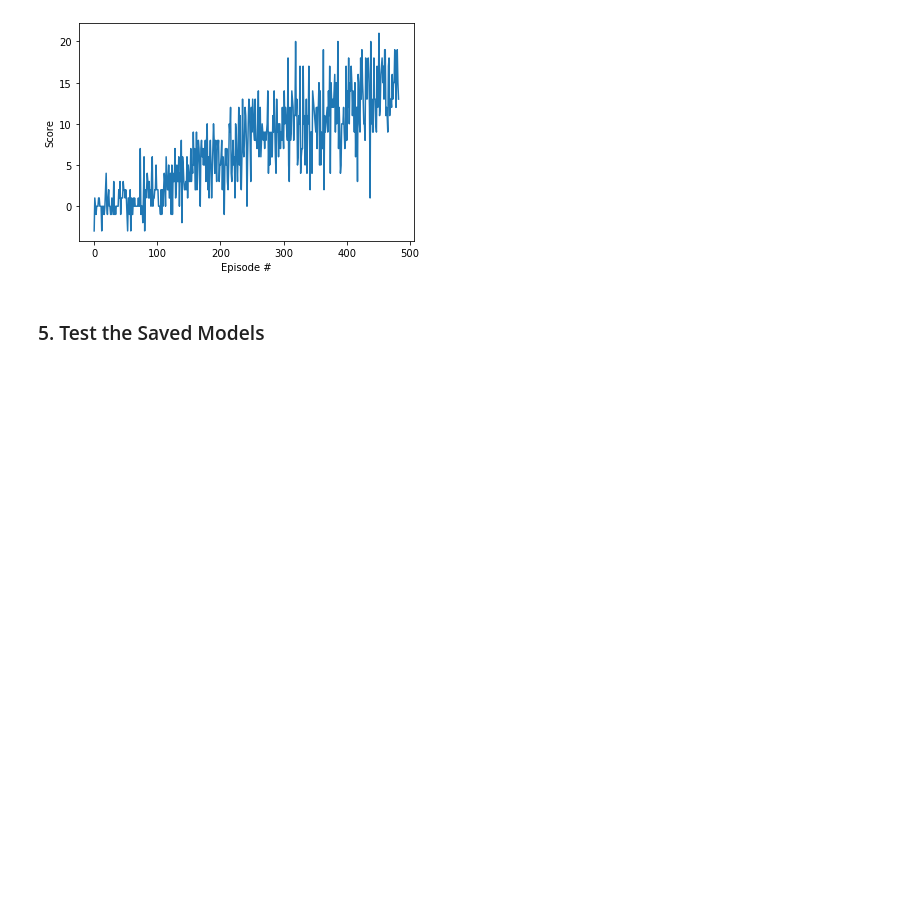
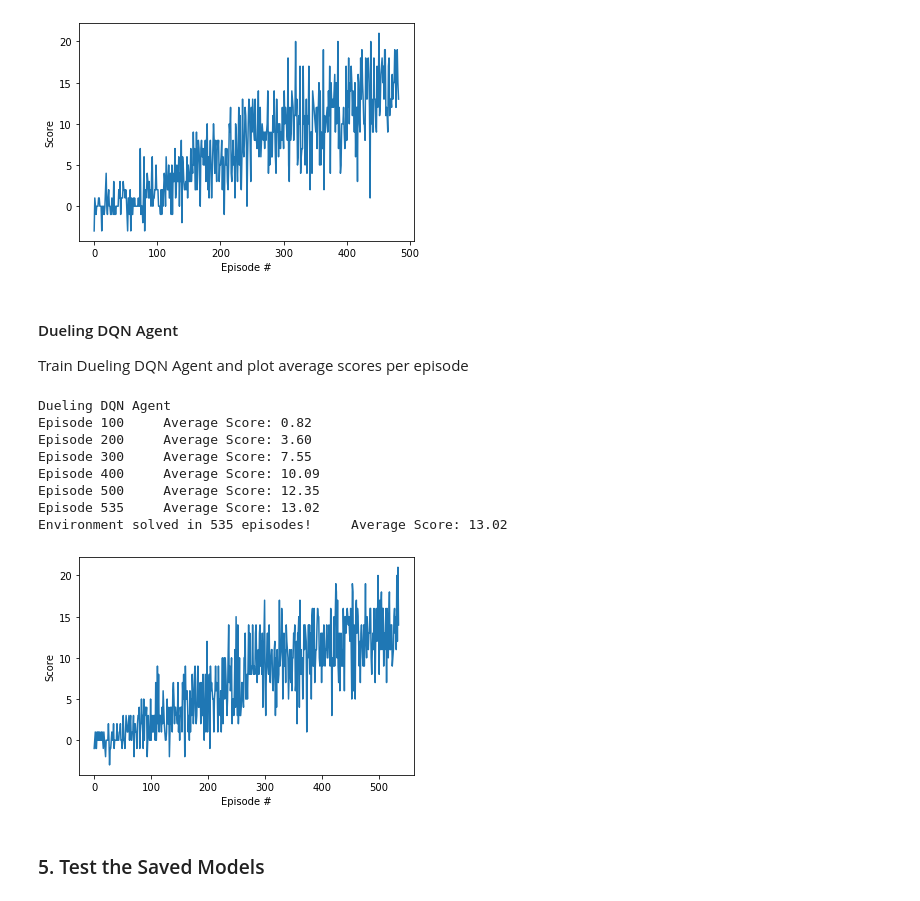
Before and after one commit to monusurana/reinforcement-learning-navigation, a Jupyter notebook: Navigation.ipynb, the cells around one changed output. Drawn from its saved outputs; the diff is of its cells as text; code cells hidden in the pictures; blank space fills up the shorter version.

Commit message:
Added Dueling DQN agent support

```diff
--- a/Navigation.ipynb
+++ b/Navigation.ipynb
@@ -136,6 +141,7 @@ env_info = env.reset(train_mode=True)[brain_name]
 from collections import deque
 from agents.dqn_agent import DQNAgent
 from agents.double_dqn_agent import DoubleDQNAgent
+from agents.dueling_dqn_agent import DuelingDQNAgent
 
 def plot_scores(scores):
     # plot the scores
@@ -153,6 +159,9 @@ def get_agent(agent_type):
     elif agent_type == 'doubledqn':
         print('Double DQN Agent')
         return DoubleDQNAgent(state_size, action_size, seed=0)
+    elif agent_type == 'duelingdqn':
+        print('Dueling DQN Agent')
+        return DuelingDQNAgent(state_size, action_size, seed=0)
 
 def run_agent(agent_type='dqn', n_episodes=2000, max_t=1000, eps_start=1.0, eps_end=0.01, eps_decay=0.995):
     """Deep Q-Learning.
@@ -169,7 +178,7 @@ def run_agent(agent_type='dqn', n_episodes=2000, max_t=1000, eps_start=1.0, eps_
     scores = []                        # list containing scores from each episode
     scores_window = deque(maxlen=100)  # last 100 scores
     eps = eps_start                    # initialize epsilon
-    agent = get_agent(agent_type)
+    agent = get_agent(agent_type)      # get agent from type
     for i_episode in range(1, n_episodes+1):
         env_info = env.reset(train_mode=True)[brain_name]
         state = env_info.vector_observations[0]
@@ -230,6 +241,22 @@ Episode 400     Average Score: 10.34
 Episode 483     Average Score: 13.02
 Environment solved in 483 episodes!     Average Score: 13.02
 [figure]
+# %% [markdown]
+#### Dueling DQN Agent
+Train Dueling DQN Agent and plot average scores per episode
+# %%
+scores = run_agent('duelingdqn')
+plot_scores(scores)
+# %% [output]
+Dueling DQN Agent
+Episode 100     Average Score: 0.82
+Episode 200     Average Score: 3.60
+Episode 300     Average Score: 7.55
+Episode 400     Average Score: 10.09
+Episode 500     Average Score: 12.35
+Episode 535     Average Score: 13.02
+Environment solved in 535 episodes!     Average Score: 13.02
+[figure, added]
 # %% [markdown]
 ### 5. Test the Saved Models
 # %%
```
Also changed, not shown: parts of 10 cells of this notebook, 3 other files.
